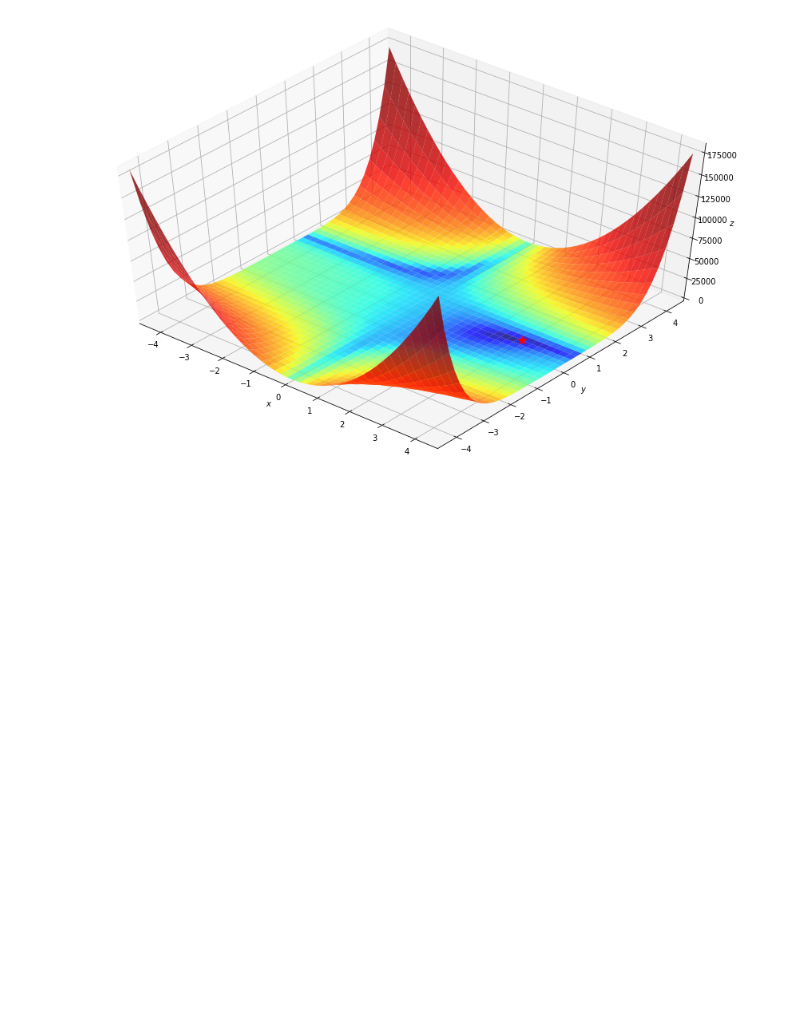
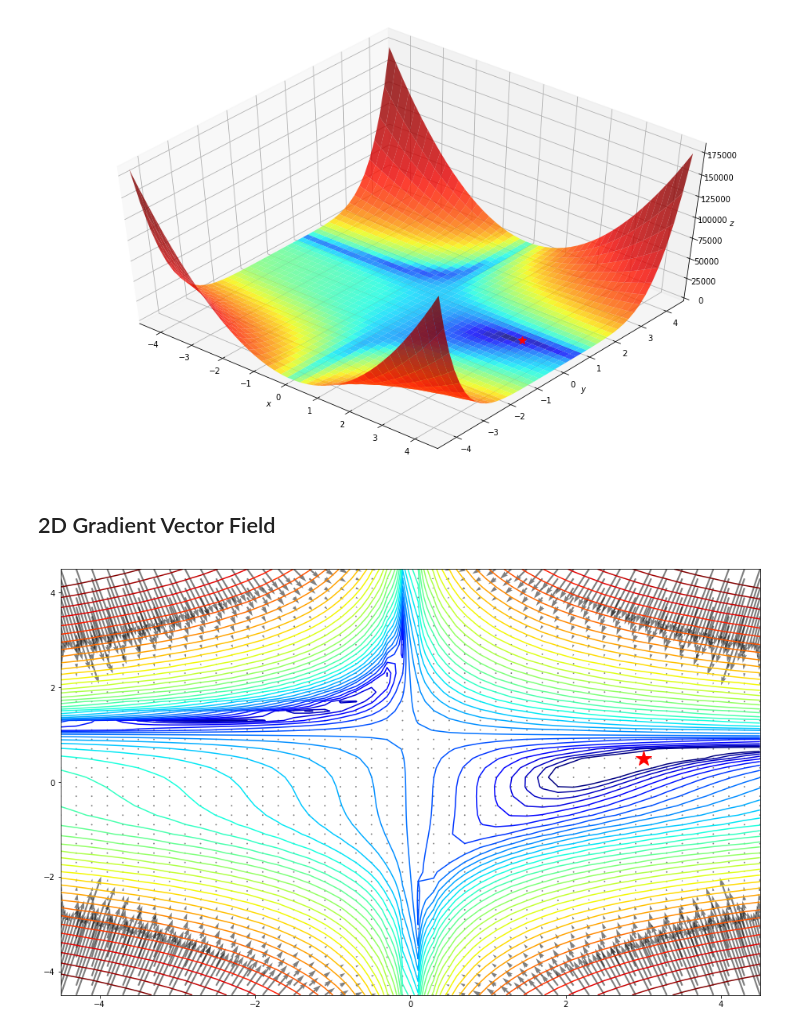
Before and after one commit to ryanlyn/metaheuristic-optimisation, a Jupyter notebook: 0_pso_eval_pipeline.ipynb, the cells around one changed output. Cells and saved outputs as stored; diff of their text form; code cells hidden in the pictures; blank space fills up the shorter version.

Commit message:
add 2d gradient vector field

```diff
--- a/0_pso_eval_pipeline.ipynb
+++ b/0_pso_eval_pipeline.ipynb
@@ -69,3 +73,18 @@ ax.set_ylim((ymin, ymax))
 plt.show()
 # %% [output]
 [figure]
+# %% [markdown]
+## 2D Gradient Vector Field
+# %%
+δz_δx = elementwise_grad(f, argnum=0)(X, Y)
+δz_δy = elementwise_grad(f, argnum=1)(X, Y)
+# %%
+fig, axes = plt.subplots(figsize=(16, 10))
+
+axes.contour(X, Y, Z, levels=np.logspace(0, 5, 35), norm=LogNorm(), cmap=plt.cm.jet)
+axes.quiver(X, Y, X - δz_δx, Y - δz_δy, alpha=0.5)
+axes.plot(*minima_, 'r*', markersize=20)
+
+plt.show()
+# %% [output]
+[figure, added]
```
Also changed, not shown: parts of 5 cells of this notebook.
